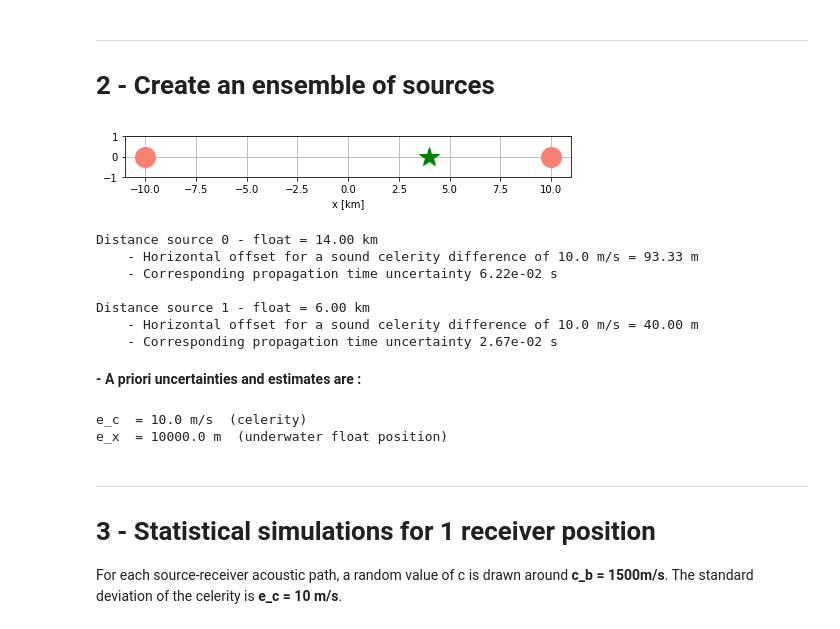
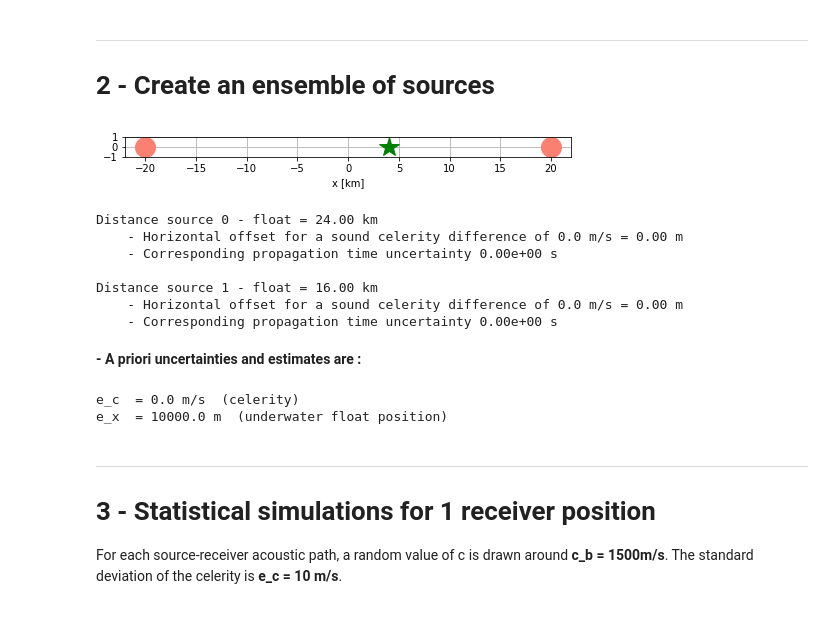
Before and after one commit to ponchama/Cognac_Acoustique, a Jupyter notebook: Geolocation/geolocation_1D.ipynb, the cells around one changed output. Drawn from its saved outputs; the diff is of its cells as text; code cells hidden in the pictures.

```diff
--- a/Geolocation/geolocation_1D.ipynb
+++ b/Geolocation/geolocation_1D.ipynb
@@ -73,44 +76,46 @@ from clib.geolocation_1D import *
 # 2 - Create an ensemble of sources
 # %%
 ### create an ensemble of sources
-dx=20. *1.e3 # in meters
+dx=40. *1.e3 # in meters
 sources=[]
 sources.append(source(-dx*.5, 0))
 sources.append(source( dx*.5, 0))
+
+
 Ns = len(sources)
 
 ### init a receiver
 #r=receiver(0. *1.e3, 0. *1.e3, e_x=10.e3)
 r=receiver(4. *1.e3, 0, e_x=10.e3)
 
 ### init mapping
-pmap = xtmap(c_b=1500., e_c=10., e_min=1.e-3)  #e_min on time (Cramer-Rao)
+pmap = xtmap(c_b=1500., e_c=0., e_min=1.e-3)  #e_min on time (Cramer-Rao)
 
 ### plot
 plt.figure(figsize=(8,3))
 ax=plt.subplot(111)
 [s.plot() for s in sources]
 r.plot()
 plt.ylim([-1, 1])
 ax.grid()
 ax.set_aspect('equal')
 plt.xlabel('x [km]')
 plt.show()
 # %% [output]
-[figure, old version]
+[figure, new version]
 # %%
 for i, s in enumerate(sources):
     print('Distance source %d - float = %.2f km' %(i, dist(s,r)/1.e3))
     print('    - Horizontal offset for a sound celerity difference of %.1f m/s = %.2f m' %(pmap.e_c, dist(s,r)*pmap.e_c/pmap.c_b))
     print('    - Corresponding propagation time uncertainty %.2e s \n' %(dist(s,r)*pmap.e_c/pmap.c_b**2))
 # %% [output]
-Distance source 0 - float = 14.00 km
-    - Horizontal offset for a sound celerity difference of 10.0 m/s = 93.33 m
-    - Corresponding propagation time uncertainty 6.22e-02 s
+Distance source 0 - float = 24.00 km
+    - Horizontal offset for a sound celerity difference of 0.0 m/s = 0.00 m
+    - Corresponding propagation time uncertainty 0.00e+00 s
 
-Distance source 1 - float = 6.00 km
-    - Horizontal offset for a sound celerity difference of 10.0 m/s = 40.00 m
-    - Corresponding propagation time uncertainty 2.67e-02 s
+Distance source 1 - float = 16.00 km
+    - Horizontal offset for a sound celerity difference of 0.0 m/s = 0.00 m
+    - Corresponding propagation time uncertainty 0.00e+00 s
 # %% [markdown]
 **- A priori uncertainties and estimates are :**
 # %%
@@ -120,7 +125,7 @@ print("e_c  = %.1f m/s  (celerity)" %pmap.e_c)
 
 print("e_x  = %.1f m  (underwater float position)" %r.e_x)
 # %% [output]
-e_c  = 10.0 m/s  (celerity)
+e_c  = 0.0 m/s  (celerity)
 e_x  = 10000.0 m  (underwater float position)
 # %% [markdown]
 ---
```
Also changed, not shown: parts of 7 cells of this notebook, 2 other files.
